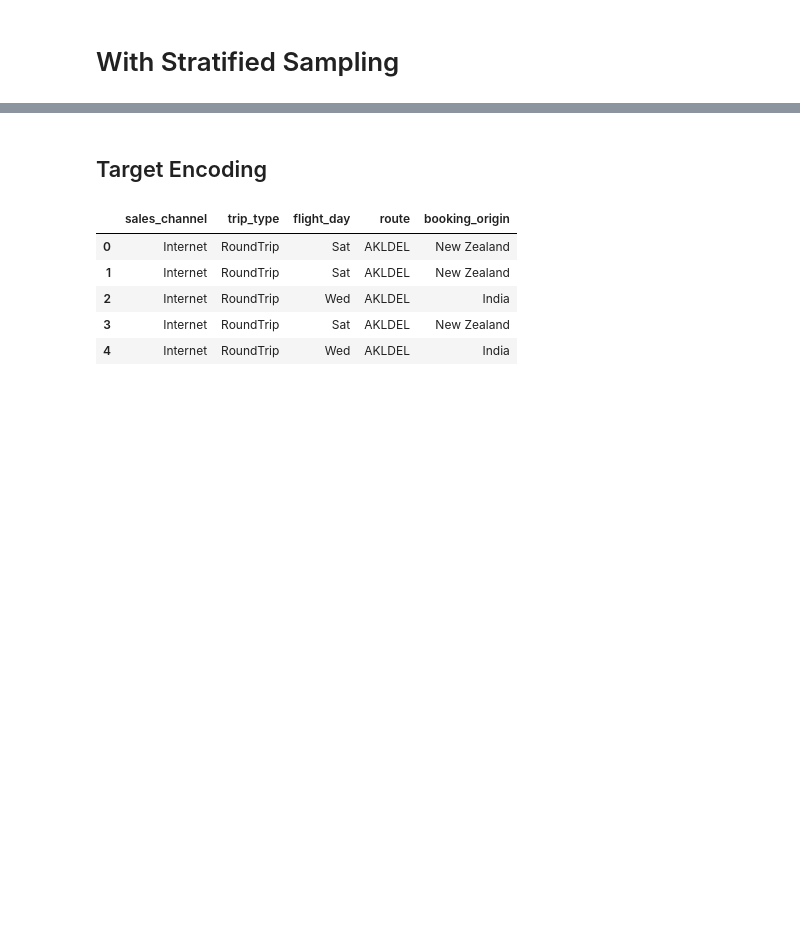
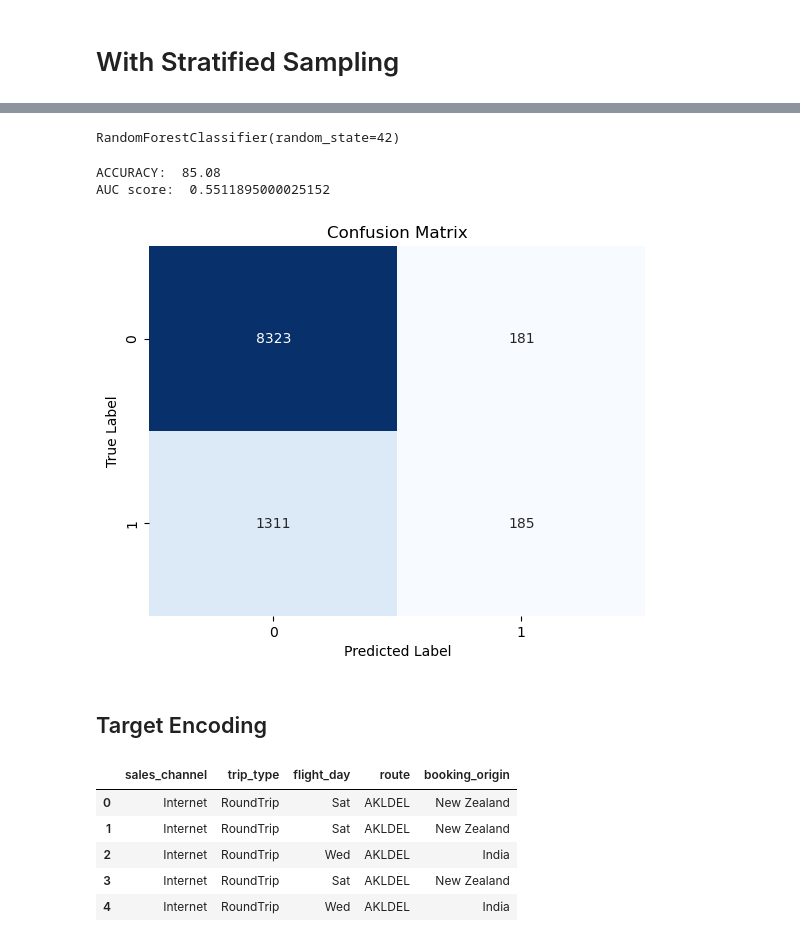
Before and after one commit to Ds2023/British_Airways_Predictive_Booking_Model, a Jupyter notebook: notebooks/eda.ipynb, the cells around one changed output, grey strips where cells are left out. Saved outputs shown, nothing was run; the diff lists cells and outputs as text; code cells hidden in the pictures; blank space fills up the shorter version.

```diff
--- a/notebooks/eda.ipynb
+++ b/notebooks/eda.ipynb
@@ -597,2 +617,23 @@ test_accuracy [0.8505   0.8485   0.848875 0.849375 0.851125] 0.8496750000000001
+# %%
+rf_classifier_2.fit(X_train_2,y_train_2)
+# %% [output]
+RandomForestClassifier(random_state=42)
+# %%
+y_pred_2 = rf_classifier_2.predict(X_test_2)
+# %%
+print('ACCURACY: ',accuracy_score(y_test_2,y_pred_2)*100)
+print('AUC score: ',roc_auc_score(y_test_2,y_pred_2))
+# %% [output]
+ACCURACY:  85.08
+AUC score:  0.5511895000025152
+# %%
+conf_matrix_2 = confusion_matrix(y_test_2, y_pred_2)
+sns.heatmap(conf_matrix_2, annot=True, fmt='d', cmap='Blues', cbar=False)
+plt.title('Confusion Matrix')
+plt.xlabel('Predicted Label')
+plt.ylabel('True Label')
+plt.show()
+# %% [output]
+[figure, added]
 # %% [markdown]
 ## Target Encoding
```
Also changed, not shown: parts of 37 cells of this notebook.
